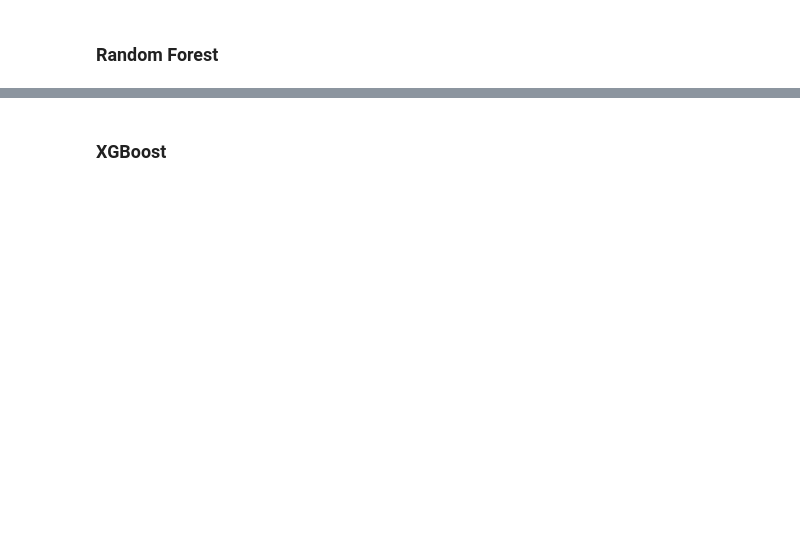
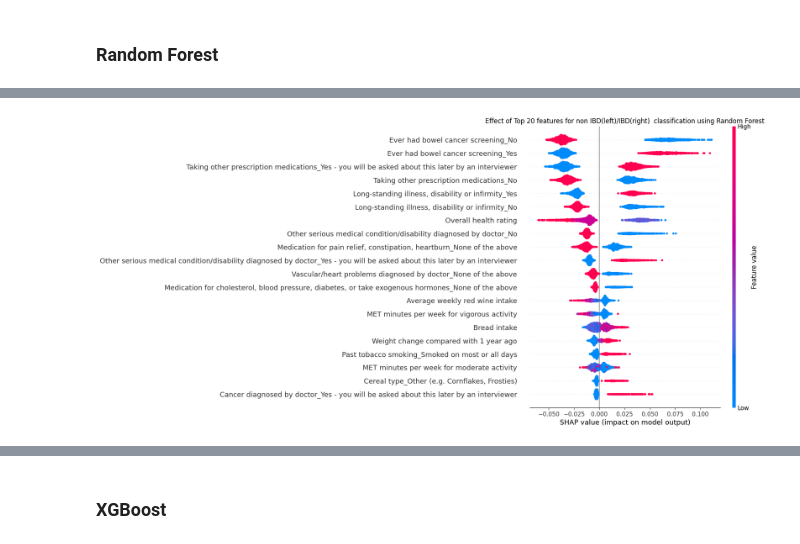
Before and after one commit to fsalamancar/Horizontal_UKB, a Jupyter notebook: phenotype/phenotype2.ipynb, the cells around one changed output, grey strips where cells are left out. Saved outputs shown, nothing was run; the diff lists cells and outputs as text; code cells hidden in the pictures; blank space fills up the shorter version.

```diff
--- a/phenotype/phenotype2.ipynb
+++ b/phenotype/phenotype2.ipynb
@@ -414,0 +1046,6 @@ pheno_categorical_ordinal
+# %%
+shap.summary_plot(shap_values[:,:,1], X_test, show=False) #ibd
+plt.title("Effect of Top 20 features for non IBD(left)/IBD(right)  classification using Random Forest")
+plt.show()
+# %% [output]
+[figure, added]
```
Also changed, not shown: parts of 43 cells of this notebook, 1 other file.
